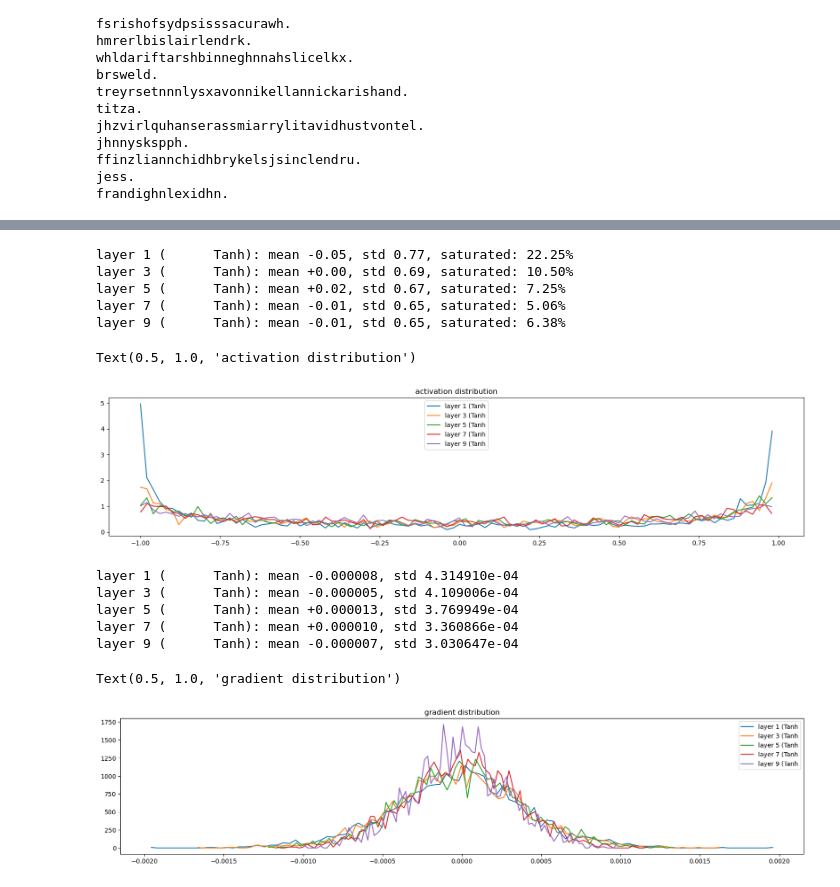
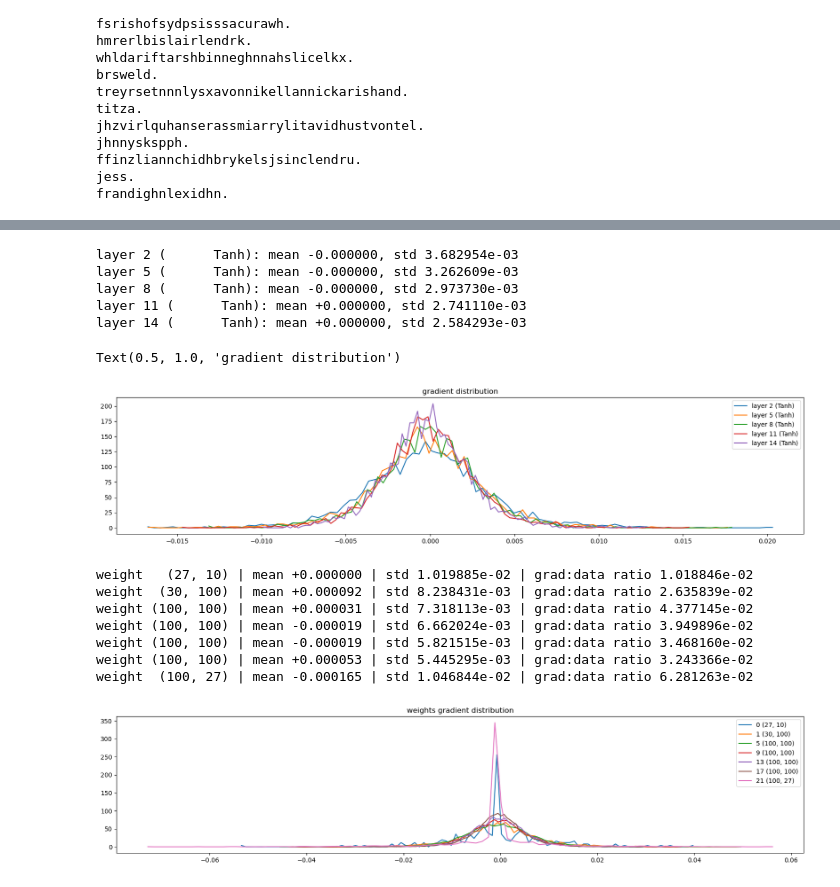
Before and after one commit to ColterDowning/makemore_from_scratch, a Jupyter notebook: build_makemore_mlp2.ipynb, the cells around one changed output, grey strips where cells are left out. Cells and saved outputs as stored; diff of their text form; code cells hidden in the pictures.

```diff
--- a/build_makemore_mlp2.ipynb
+++ b/build_makemore_mlp2.ipynb
@@ -96,7 +96,7 @@ bnstd_running = torch.ones((1, n_hidden))
 
 # No one really likes the fact that these variables are coupled to the forward pass. There are a few alternatives that we will explore later.
 
-parameters = [C, W1, b1, W2, b2, bngain, bnbias]
+parameters = [C, W1, W2, b2, bngain, bnbias]
 print(sum(p.nelement() for p in parameters)) # number of parameters in total
 for p in parameters:
   p.requires_grad = True
@@ -388,6 +388,7 @@ for p in parameters:
 max_steps = 200000
 batch_size = 32
 lossi = []
+ud = []
 
 for i in range(max_steps):
 
@@ -418,6 +419,9 @@ for i in range(max_steps):
   if i % 10000 == 0: # print every once in a while
     print(f'{i:7d}/{max_steps:7d}: {loss.item():.4f}')
   lossi.append(loss.log10().item())
+  with torch.no_grad():
+    ud.append([(lr*p.grad.std() / p.data.std()).log10().item() for p in parameters])
 
-  break
+  if i >= 1000:
+    break
 # %% [output]
@@ -425,42 +458,50 @@ for i in range(max_steps):
 # %%
-# Visualize histograms
-plt.figure(figsize=(20,4)) # width and height of the plot
+# This graph shows the distribution of gradient values in the same layers from the graph above (the Tanh layers). What we are looking for here is that all the layers have roughly the
+# same distribution. We don't want particular layers to be shrinking or exploding. The exact distribution mean or std isn't as relevant.
+
+# Without batchnorm, tuning this is like balancing a pencil on your finger. With batch norm, the gain you select is much much less sensitive
+
+# visualize histograms
+plt.figure(figsize=(20, 4)) # width and height of the plot
 legends = []
-for i, layer in enumerate(layers[:-1]): # exclude the output layer
-    if isinstance(layer, Tanh):
-        t = layer.out
-        print('layer %d (%10s): mean %+.2f, std %.2f, saturated: %.2f%%' % (i, layer.__class__.__name__, t.mean(), t.std(), (t.abs() > 0.97).float().mean()*100))
-        hy, hx = torch.histogram(t, density=True)
-        plt.plot(hx[:-1].detach(), hy.detach())
-        legends.append(f'layer {i} ({layer.__class__.__name__}')
+for i, layer in enumerate(layers[:-1]): # note: exclude the output layer
+  if isinstance(layer, Tanh):
+    t = layer.out.grad
+    print('layer %d (%10s): mean %+f, std %e' % (i, layer.__class__.__name__, t.mean(), t.std()))
+    hy, hx = torch.histogram(t, density=True)
+    plt.plot(hx[:-1].detach(), hy.detach())
+    legends.append(f'layer {i} ({layer.__class__.__name__})')
 plt.legend(legends);
-plt.title('activation distribution')
+plt.title('gradient distribution')
 # %% [output]
-layer 1 (      Tanh): mean -0.05, std 0.77, saturated: 22.25%
-layer 3 (      Tanh): mean +0.00, std 0.69, saturated: 10.50%
-layer 5 (      Tanh): mean +0.02, std 0.67, saturated: 7.25%
-layer 7 (      Tanh): mean -0.01, std 0.65, saturated: 5.06%
-layer 9 (      Tanh): mean -0.01, std 0.65, saturated: 6.38%
+layer 2 (      Tanh): mean -0.000000, std 3.682954e-03
+layer 5 (      Tanh): mean -0.000000, std 3.262609e-03
+layer 8 (      Tanh): mean -0.000000, std 2.973730e-03
+layer 11 (      Tanh): mean +0.000000, std 2.741110e-03
+layer 14 (      Tanh): mean +0.000000, std 2.584293e-03
-Text(0.5, 1.0, 'activation distribution')
+Text(0.5, 1.0, 'gradient distribution')
-[figure, old version]
+[figure, new version]
 # %%
+# This shows the gradient/data ratio for each layer over all the neurons. Its a feel of how quickly we are running down the gradient compared to the actual value itself.
+
 # visualize histograms
 plt.figure(figsize=(20, 4)) # width and height of the plot
 legends = []
-for i, layer in enumerate(layers[:-1]): # note: exclude the output layer
-  if isinstance(layer, Tanh):
-    t = layer.out.grad
-    print('layer %d (%10s): mean %+f, std %e' % (i, layer.__class__.__name__, t.mean(), t.std()))
+for i,p in enumerate(parameters):
+  t = p.grad
+  if p.ndim == 2:
+    print('weight %10s | mean %+f | std %e | grad:data ratio %e' % (tuple(p.shape), t.mean(), t.std(), t.std() / p.std()))
     hy, hx = torch.histogram(t, density=True)
     plt.plot(hx[:-1].detach(), hy.detach())
-    legends.append(f'layer {i} ({layer.__class__.__name__}')
-plt.legend(legends);
-plt.title('gradient distribution')
+    legends.append(f'{i} {tuple(p.shape)}')
+plt.legend(legends)
+plt.title('weights gradient distribution');
 # %% [output]
-layer 1 (      Tanh): mean -0.000008, std 4.314910e-04
-layer 3 (      Tanh): mean -0.000005, std 4.109006e-04
-layer 5 (      Tanh): mean +0.000013, std 3.769949e-04
-layer 7 (      Tanh): mean +0.000010, std 3.360866e-04
-layer 9 (      Tanh): mean -0.000007, std 3.030647e-04
+weight   (27, 10) | mean +0.000000 | std 1.019885e-02 | grad:data ratio 1.018846e-02
+weight  (30, 100) | mean +0.000092 | std 8.238431e-03 | grad:data ratio 2.635839e-02
+weight (100, 100) | mean +0.000031 | std 7.318113e-03 | grad:data ratio 4.377145e-02
+weight (100, 100) | mean -0.000019 | std 6.662024e-03 | grad:data ratio 3.949896e-02
+weight (100, 100) | mean -0.000019 | std 5.821515e-03 | grad:data ratio 3.468160e-02
+weight (100, 100) | mean +0.000053 | std 5.445295e-03 | grad:data ratio 3.243366e-02
+weight  (100, 27) | mean -0.000165 | std 1.046844e-02 | grad:data ratio 6.281263e-02
-Text(0.5, 1.0, 'gradient distribution')
-[figure, old version]
+[figure, new version]
```
Also changed, not shown: parts of 6 cells of this notebook.
